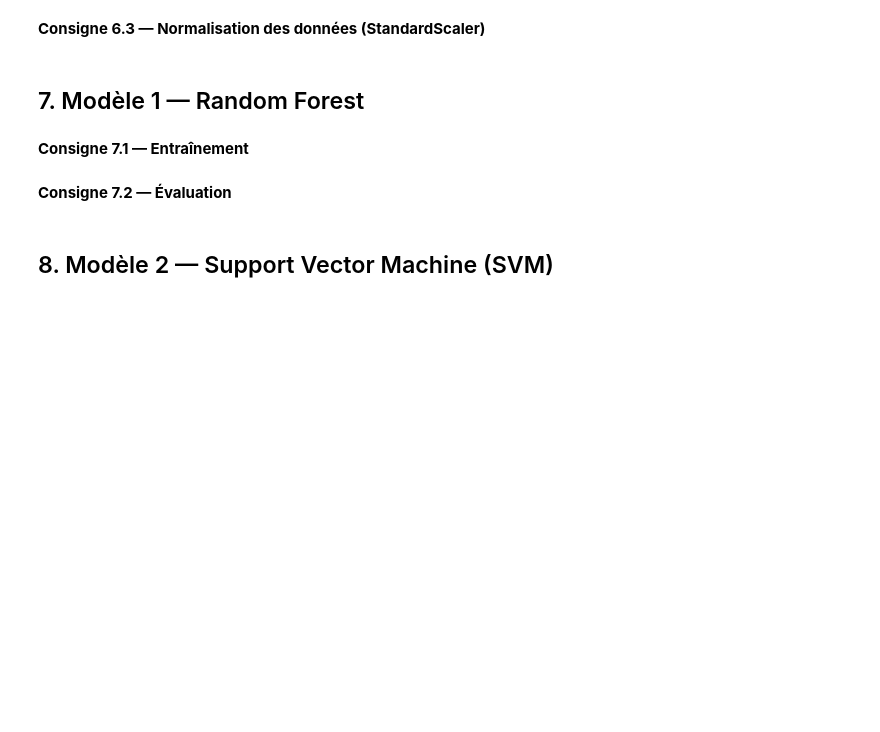
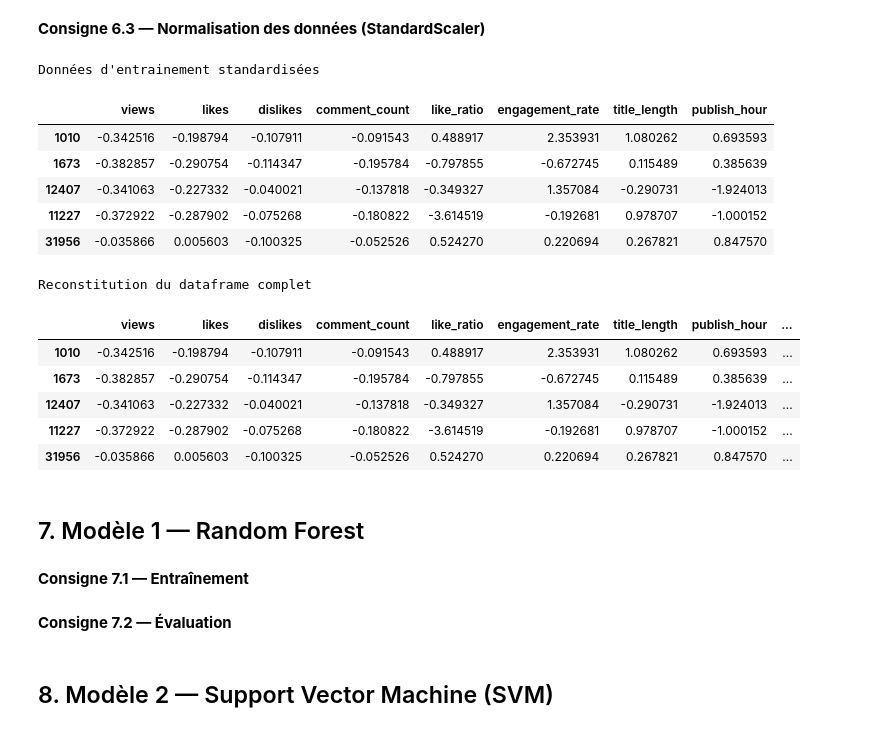
Before and after one commit to 17matb/youtube-trends, a Jupyter notebook: ml_youtube_trends.ipynb, the cells around one changed output. Saved outputs shown, nothing was run; the diff lists cells and outputs as text; code cells hidden in the pictures; blank space fills up the shorter version.

```diff
--- a/ml_youtube_trends.ipynb
+++ b/ml_youtube_trends.ipynb
@@ -368,15 +427,49 @@ display(df_clean[['title', 'title_length', 'title_word_count', 'has_caps', 'has_
 **Consigne 6.3 — Normalisation des données (StandardScaler)**
 # %%
 # VOTRE CODE ICI - Section 6.3
-# from sklearn.preprocessing import StandardScaler
-# scaler = StandardScaler()
-# num_cols = ['views', 'likes', 'dislikes', 'comment_count', 'like_ratio', 'engagement_rate', 'title_length', 'publish_hour']
-# # Fit uniquement sur train
-# ....
-# ...
-# ....
-# ....
-# ....
+# Fit uniquement sur train
+
+numeric_cols = [
+    'views',
+    'likes',
+    'dislikes',
+    'comment_count',
+    'like_ratio',
+    'engagement_rate',
+    'title_length',
+    'publish_hour',
+]
+
+# standardisation des données numériques
+scaler = StandardScaler()
+scaler.fit(X_train[numeric_cols])
+X_train_scaled = pd.DataFrame(scaler.transform(X_train[numeric_cols]), columns=numeric_cols, index=X_train.index)
+X_test_scaled = pd.DataFrame(scaler.transform(X_test[numeric_cols]), columns=numeric_cols, index=X_test.index)
+print('Données d\'entrainement standardisées')
+display(X_train_scaled.head())
+
+# reconstituer le df complet
+X_train_final = X_train.copy()
+X_test_final = X_test.copy()
+X_train_final[numeric_cols] = X_train_scaled
+X_test_final[numeric_cols] = X_test_scaled
+print('Reconstitution du dataframe complet')
+display(X_train_final.head())
+# %% [output]
+Données d'entrainement standardisées
+|  | views | likes | dislikes | comment_count | like_ratio | engagement_rate | title_length | publish_hour |
+| 1010 | -0.342516 | -0.198794 | -0.107911 | -0.091543 | 0.488917 | 2.353931 | 1.080262 | 0.693593 |
+| 1673 | -0.382857 | -0.290754 | -0.114347 | -0.195784 | -0.797855 | -0.672745 | 0.115489 | 0.385639 |
+| 12407 | -0.341063 | -0.227332 | -0.040021 | -0.137818 | -0.349327 | 1.357084 | -0.290731 | -1.924013 |
+| 11227 | -0.372922 | -0.287902 | -0.075268 | -0.180822 | -3.614519 | -0.192681 | 0.978707 | -1.000152 |
+| 31956 | -0.035866 | 0.005603 | -0.100325 | -0.052526 | 0.524270 | 0.220694 | 0.267821 | 0.847570 |
+Reconstitution du dataframe complet
+|  | views | likes | dislikes | comment_count | like_ratio | engagement_rate | title_length | publish_hour | ... |
+| 1010 | -0.342516 | -0.198794 | -0.107911 | -0.091543 | 0.488917 | 2.353931 | 1.080262 | 0.693593 | ... |
+| 1673 | -0.382857 | -0.290754 | -0.114347 | -0.195784 | -0.797855 | -0.672745 | 0.115489 | 0.385639 | ... |
+| 12407 | -0.341063 | -0.227332 | -0.040021 | -0.137818 | -0.349327 | 1.357084 | -0.290731 | -1.924013 | ... |
+| 11227 | -0.372922 | -0.287902 | -0.075268 | -0.180822 | -3.614519 | -0.192681 | 0.978707 | -1.000152 | ... |
+| 31956 | -0.035866 | 0.005603 | -0.100325 | -0.052526 | 0.524270 | 0.220694 | 0.267821 | 0.847570 | ... |
 # %% [markdown]
 ## 7. Modèle 1 — Random Forest
 # %% [markdown]
```
Also changed, not shown: parts of 10 cells of this notebook, 2 other files.
